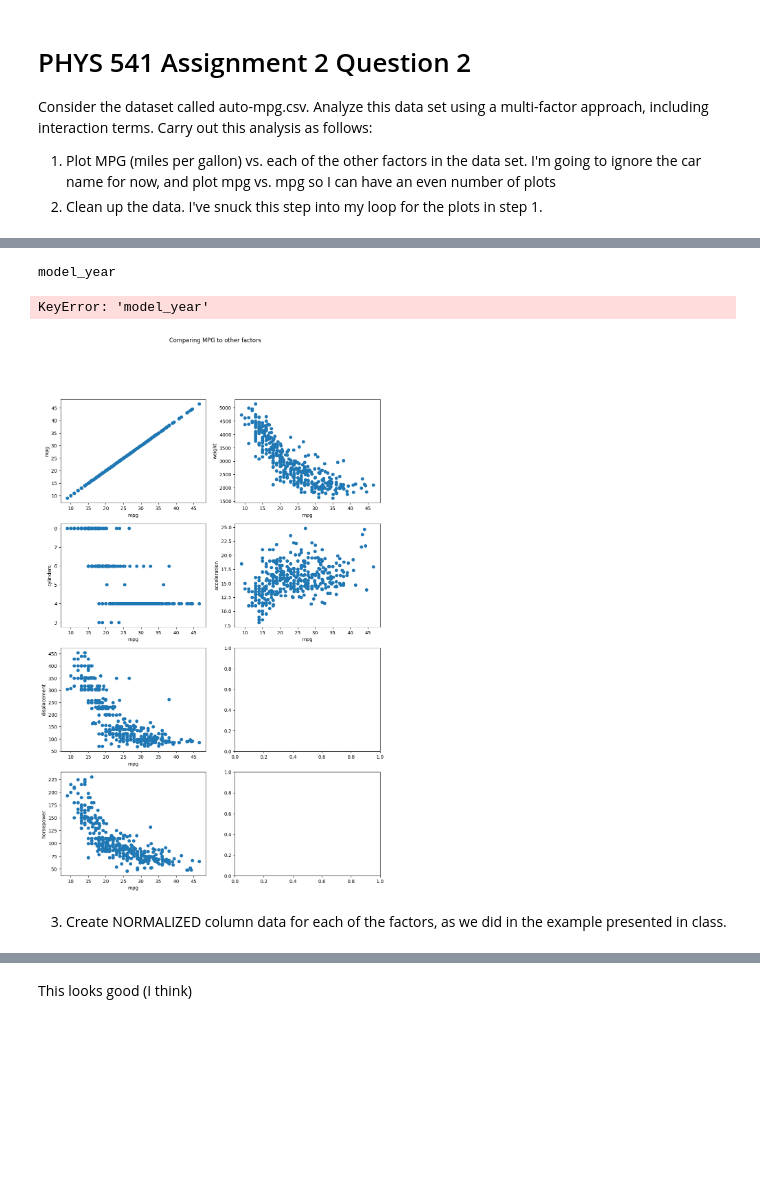
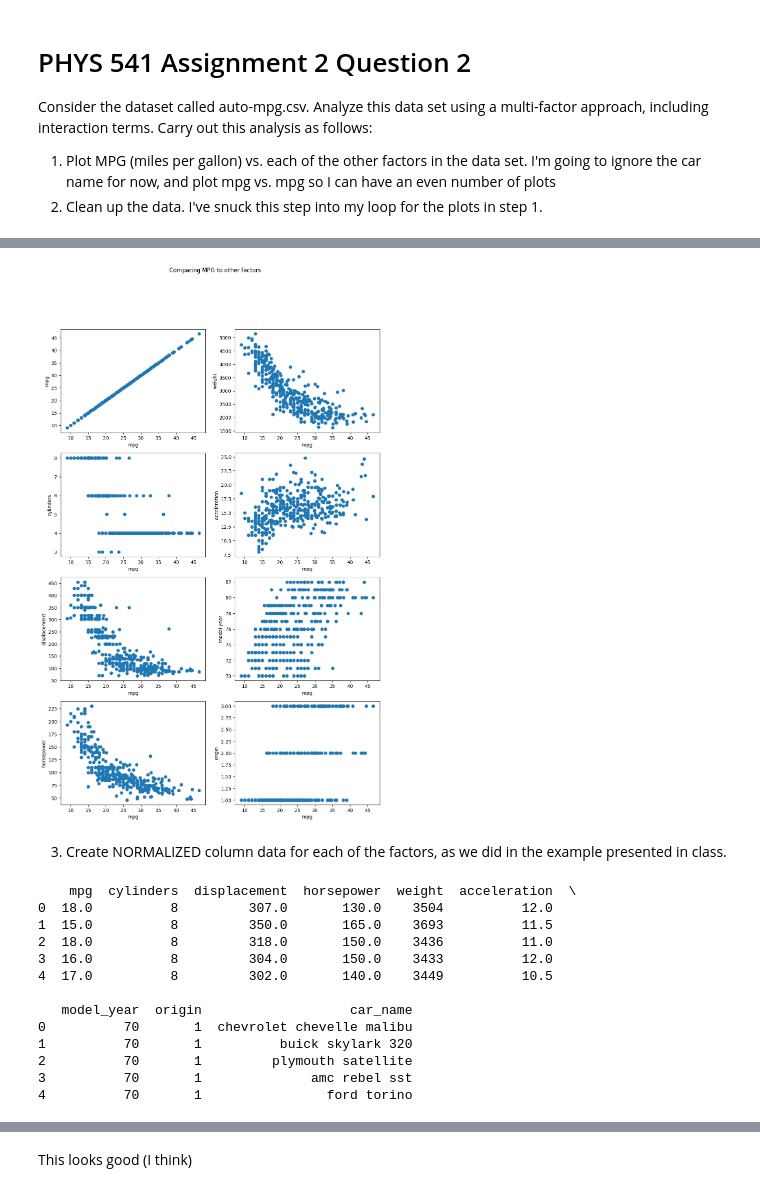
Before and after one commit to jakeb245/phys441, a Jupyter notebook: Assignments/question2.ipynb, the cells around one changed output, grey strips where cells are left out. Cells and saved outputs as stored; diff of their text form; code cells hidden in the pictures; blank space fills up the shorter version.

Commit message:
Got the model to work

```diff
--- a/Assignments/question2.ipynb
+++ b/Assignments/question2.ipynb
@@ -23,44 +23,60 @@ df.head()
 # %%
 # Make an x by y grid of plots
 # Note the variables are n-1 the plots you actually get (so this gives 4x2)
 x_plots = 3
 y_plots = 1
 fig, ax = plt.subplots(x_plots+1, y_plots+1, figsize=(12, 18))
 plt.suptitle("Comparing MPG to other factors")
 
 # Fill them in (using loops, so I don't have to copy-paste as much)
 i = 0
 j = 0
 for dataset in df.columns:
-    if ' ' in dataset:
-        new = str(dataset).replace(' ', '_')
-        print(new)
-        df.rename(columns={dataset:new})
-        dataset = new
     # Ignoring car name
     if dataset == 'car name':
         continue
     # Make sure everything is numeric
     df[dataset] = pd.to_numeric(df[dataset], errors='coerce')
     # clean up the horsepower data
     if dataset == 'horsepower':
         horse_med = df[dataset].median()
         df[dataset].fillna(horse_med)
     ax[i][j].plot(df['mpg'], df[dataset], 'o', label='data')
     ax[i][j].set_xlabel('mpg')
     ax[i][j].set_ylabel(dataset)
     if i < x_plots:
         i += 1
     else:
         j += 1
         i = 0
 # %% [output]
-model_year
-KeyError: 'model_year'
-[figure, old version]
+[figure, new version]
 # %% [markdown]
 3) Create NORMALIZED column data for each of the factors, as we did in the
 example presented in class.
+# %%
+# Clean up column names
+for dataset in df.columns:
+    if ' ' in dataset:
+        new = str(dataset)
+        new = new.replace(' ', '_')
+        df.rename(columns={dataset : new}, inplace=True)
+
+print(df.head())
+# %% [output]
+    mpg  cylinders  displacement  horsepower  weight  acceleration  \
+0  18.0          8         307.0       130.0    3504          12.0
+1  15.0          8         350.0       165.0    3693          11.5
+2  18.0          8         318.0       150.0    3436          11.0
+3  16.0          8         304.0       150.0    3433          12.0
+4  17.0          8         302.0       140.0    3449          10.5
+
+   model_year  origin                   car_name
+0          70       1  chevrolet chevelle malibu
+1          70       1          buick skylark 320
+2          70       1         plymouth satellite
+3          70       1              amc rebel sst
+4          70       1                ford torino
 # %%
 # Use this loop again
 fig, ax = plt.subplots(x_plots+1, y_plots+1, figsize=(12, 18))
```
Also changed, not shown: parts of 2 cells of this notebook.
